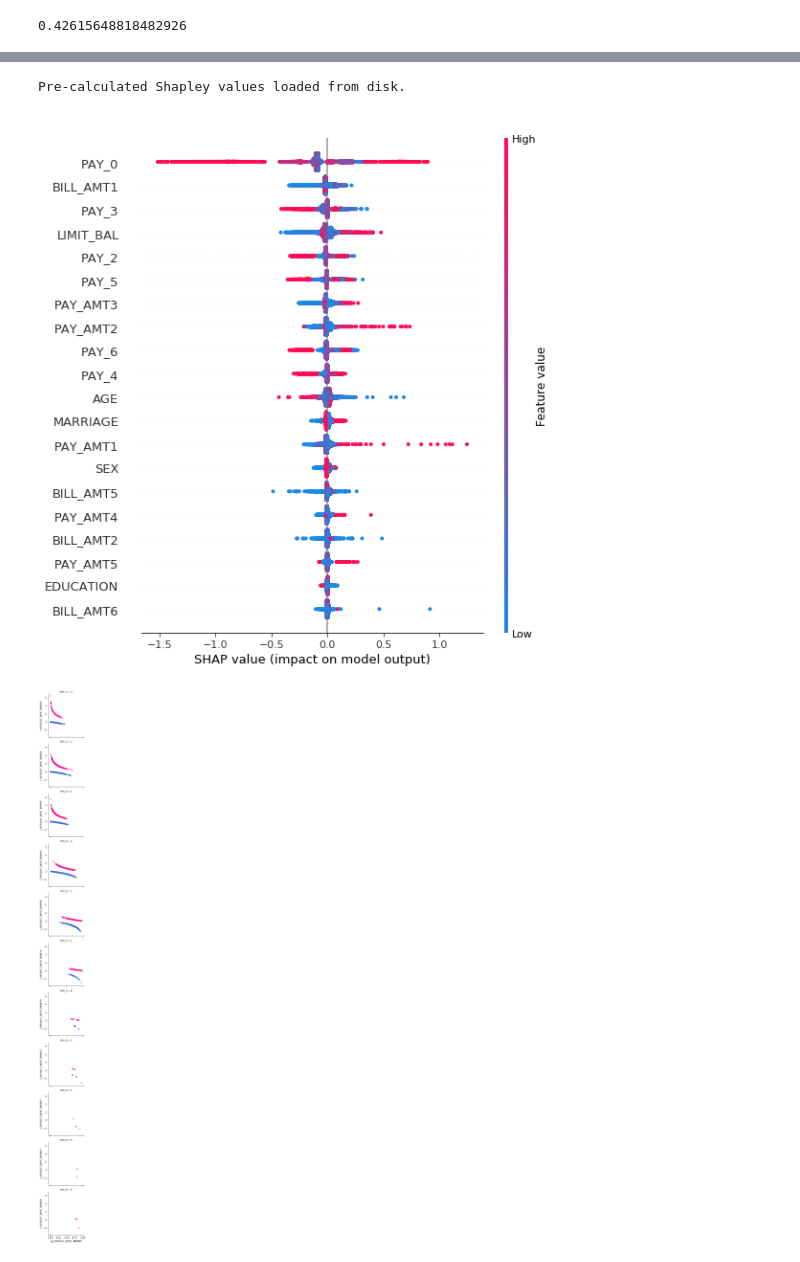
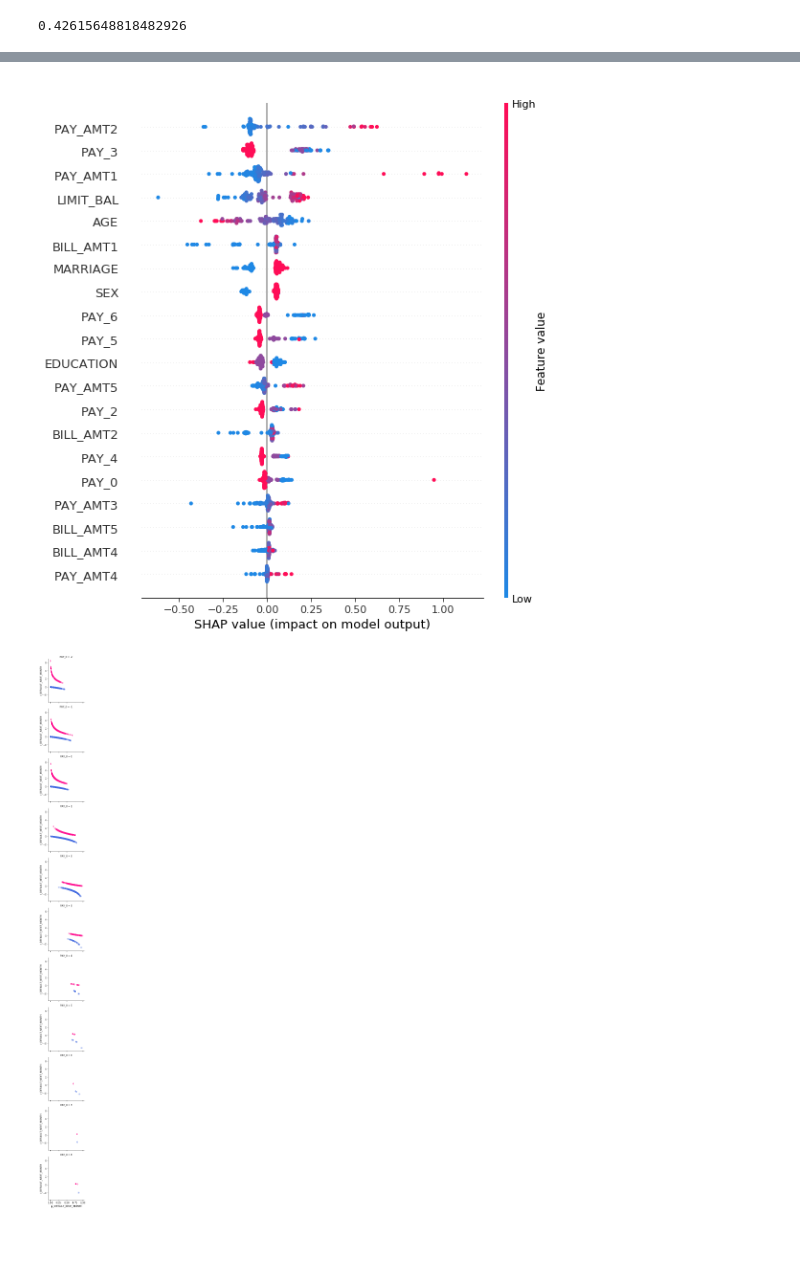
Before and after one commit to jphall663/interpretable_machine_learning_with_python, a Jupyter notebook: pdp_dt_surr_res_shap_loss.ipynb, the cells around one changed output, grey strips where cells are left out. Saved outputs shown, nothing was run; the diff lists cells and outputs as text; code cells hidden in the pictures.

Commit message:
add notebook just for shap loss for https://github.com/slundberg/shap/issues/380

```diff
--- a/pdp_dt_surr_res_shap_loss.ipynb
+++ b/pdp_dt_surr_res_shap_loss.ipynb
@@ -283,16 +304,14 @@ if os.path.isfile('shap_error_values.csv'):
 else:
 
     xgb_model.set_attr(objective='binary:logistic')
-    explainer = shap.TreeExplainer(xgb_model, test[X], feature_dependence='independent', model_output='logloss')
-    shap_values = explainer.shap_values(test[X], y=test[y])         # long step (hours!)
+    explainer = shap.TreeExplainer(xgb_model, test_yhat_sorted.loc[:99, X], feature_dependence='independent', model_output='logloss')
+    shap_values = explainer.shap_values(test_yhat_sorted.loc[:99, X], y=test_yhat_sorted.loc[:99, y])         # long step (hours!)
     np.savetxt('shap_error_values.csv', shap_values, delimiter=',') # save
-# %% [output]
-Pre-calculated Shapley values loaded from disk.
 # %%
 # plot Shapley variable importance summary
-shap.summary_plot(shap_values[:, :-1], test[xgb_model.feature_names])
+shap.summary_plot(shap_values[:, :-1], test_yhat_sorted.loc[:99, xgb_model.feature_names])
 # %% [output]
-[figure, old version]
+[figure, new version]
 # %%
 # use Seaborn FacetGrid for convenience
 g = sns.FacetGrid(test_yhat, row='PAY_0', hue=y, palette={1: 'deeppink', 0: 'royalblue'})
```
Also changed, not shown: parts of 13 cells of this notebook, 2 other files.
